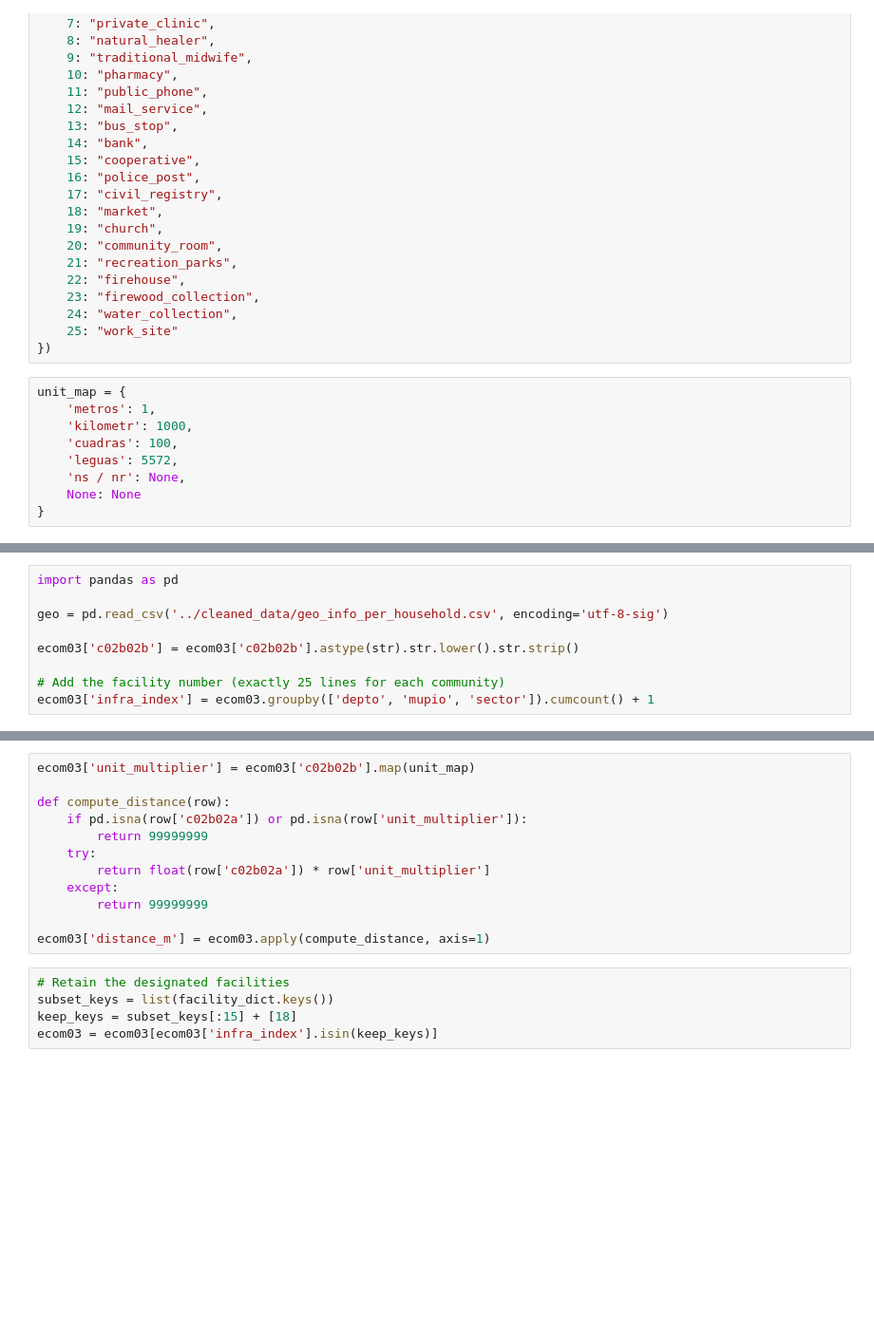
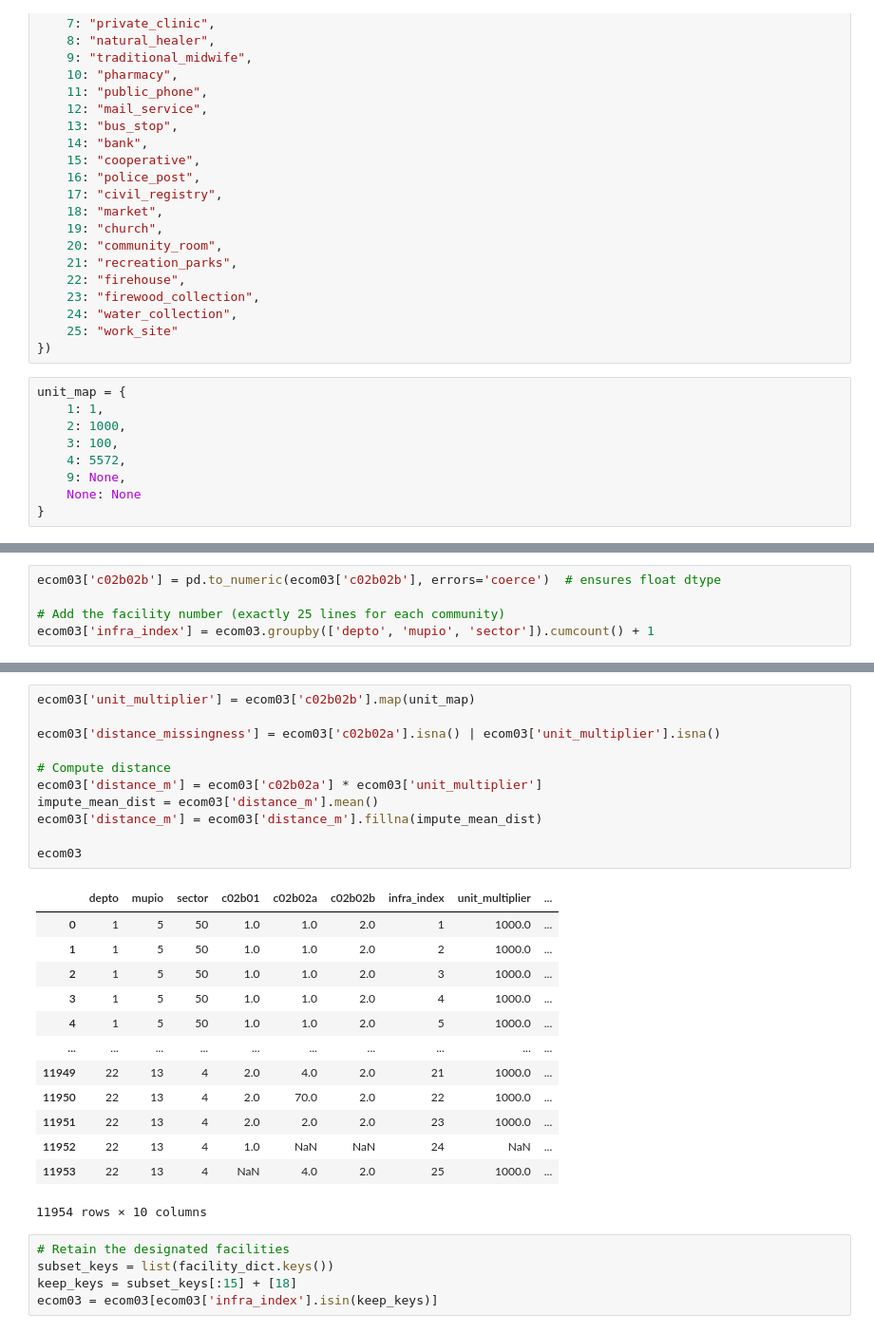
Before and after one commit to 12PB/guatemala_data_cleaning, a Jupyter notebook: scripts/aggregate.ipynb, the cells around one changed output, grey strips where cells are left out. Shown at 95% size. Saved outputs shown, nothing was run; the diff lists cells and outputs as text; blank space fills up the shorter version.

```diff
--- a/scripts/aggregate.ipynb
+++ b/scripts/aggregate.ipynb
@@ -1329,10 +1357,10 @@ facility_dict = OrderedDict({
 })
 # %%
 unit_map = {
-    'metros': 1,
-    'kilometr': 1000,
-    'cuadras': 100,
-    'leguas': 5572,
-    'ns / nr': None,
+    1: 1,
+    2: 1000,
+    3: 100,
+    4: 5572,
+    9: None,
     None: None
 }
@@ -1339,9 +1385,5 @@ unit_map = {
 # %%
-import pandas as pd
-
-geo = pd.read_csv('../cleaned_data/geo_info_per_household.csv', encoding='utf-8-sig')
-
-ecom03['c02b02b'] = ecom03['c02b02b'].astype(str).str.lower().str.strip()
+ecom03['c02b02b'] = pd.to_numeric(ecom03['c02b02b'], errors='coerce')  # ensures float dtype
 
 # Add the facility number (exactly 25 lines for each community)
 ecom03['infra_index'] = ecom03.groupby(['depto', 'mupio', 'sector']).cumcount() + 1
@@ -1348,15 +1405,28 @@ ecom03['infra_index'] = ecom03.groupby(['depto', 'mupio', 'sector']).cumcount()
 # %%
 ecom03['unit_multiplier'] = ecom03['c02b02b'].map(unit_map)
 
-def compute_distance(row):
-    if pd.isna(row['c02b02a']) or pd.isna(row['unit_multiplier']):
-        return 99999999
-    try:
-        return float(row['c02b02a']) * row['unit_multiplier']
-    except:
-        return 99999999
+ecom03['distance_missingness'] = ecom03['c02b02a'].isna() | ecom03['unit_multiplier'].isna()
 
-ecom03['distance_m'] = ecom03.apply(compute_distance, axis=1)
+# Compute distance
+ecom03['distance_m'] = ecom03['c02b02a'] * ecom03['unit_multiplier']
+impute_mean_dist = ecom03['distance_m'].mean()
+ecom03['distance_m'] = ecom03['distance_m'].fillna(impute_mean_dist)
+
+ecom03
+# %% [output]
+|  | depto | mupio | sector | c02b01 | c02b02a | c02b02b | infra_index | unit_multiplier | ... |
+| 0 | 1 | 5 | 50 | 1.0 | 1.0 | 2.0 | 1 | 1000.0 | ... |
+| 1 | 1 | 5 | 50 | 1.0 | 1.0 | 2.0 | 2 | 1000.0 | ... |
+| 2 | 1 | 5 | 50 | 1.0 | 1.0 | 2.0 | 3 | 1000.0 | ... |
+| 3 | 1 | 5 | 50 | 1.0 | 1.0 | 2.0 | 4 | 1000.0 | ... |
+| 4 | 1 | 5 | 50 | 1.0 | 1.0 | 2.0 | 5 | 1000.0 | ... |
+| ... | ... | ... | ... | ... | ... | ... | ... | ... | ... |
+| 11949 | 22 | 13 | 4 | 2.0 | 4.0 | 2.0 | 21 | 1000.0 | ... |
+| 11950 | 22 | 13 | 4 | 2.0 | 70.0 | 2.0 | 22 | 1000.0 | ... |
+| 11951 | 22 | 13 | 4 | 2.0 | 2.0 | 2.0 | 23 | 1000.0 | ... |
+| 11952 | 22 | 13 | 4 | 1.0 | NaN | NaN | 24 | NaN | ... |
+| 11953 | 22 | 13 | 4 | NaN | 4.0 | 2.0 | 25 | 1000.0 | ... |
+11954 rows × 10 columns
 # %%
 # Retain the designated facilities
 subset_keys = list(facility_dict.keys())
```
Also changed, not shown: parts of 33 cells of this notebook, 9 other files.
